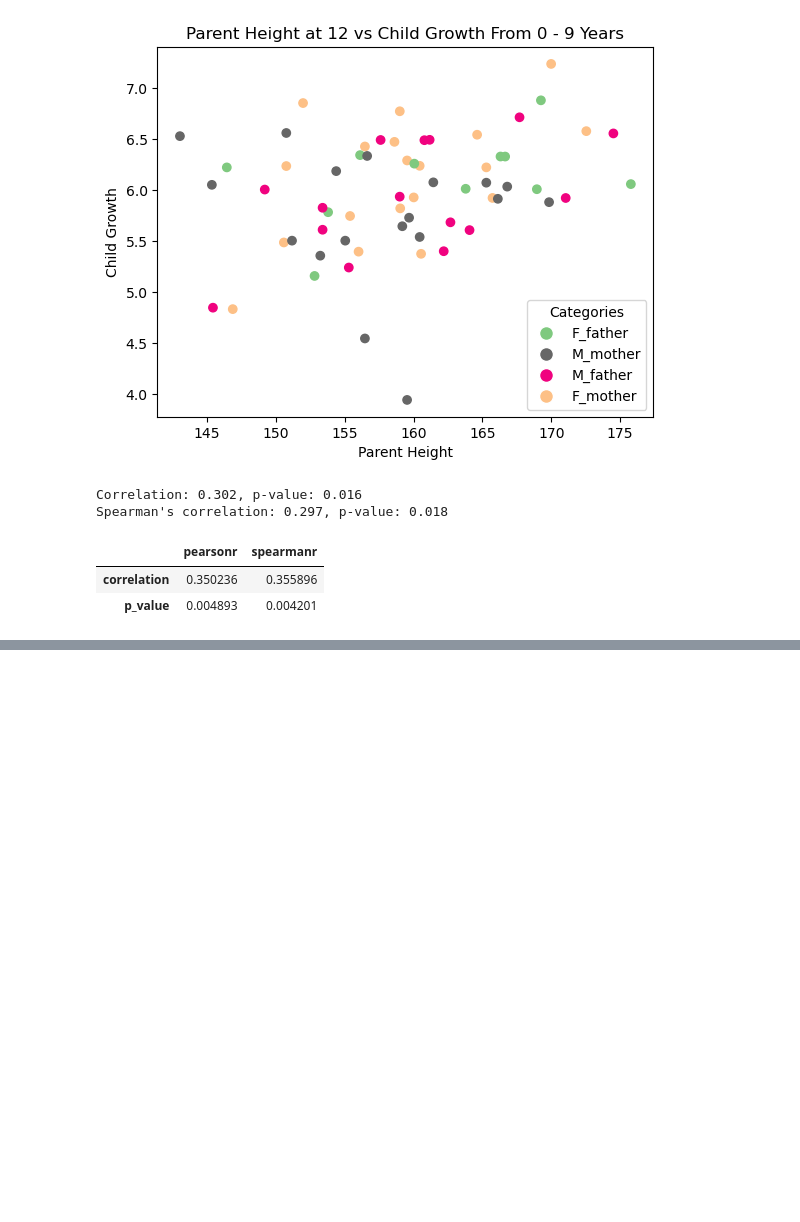
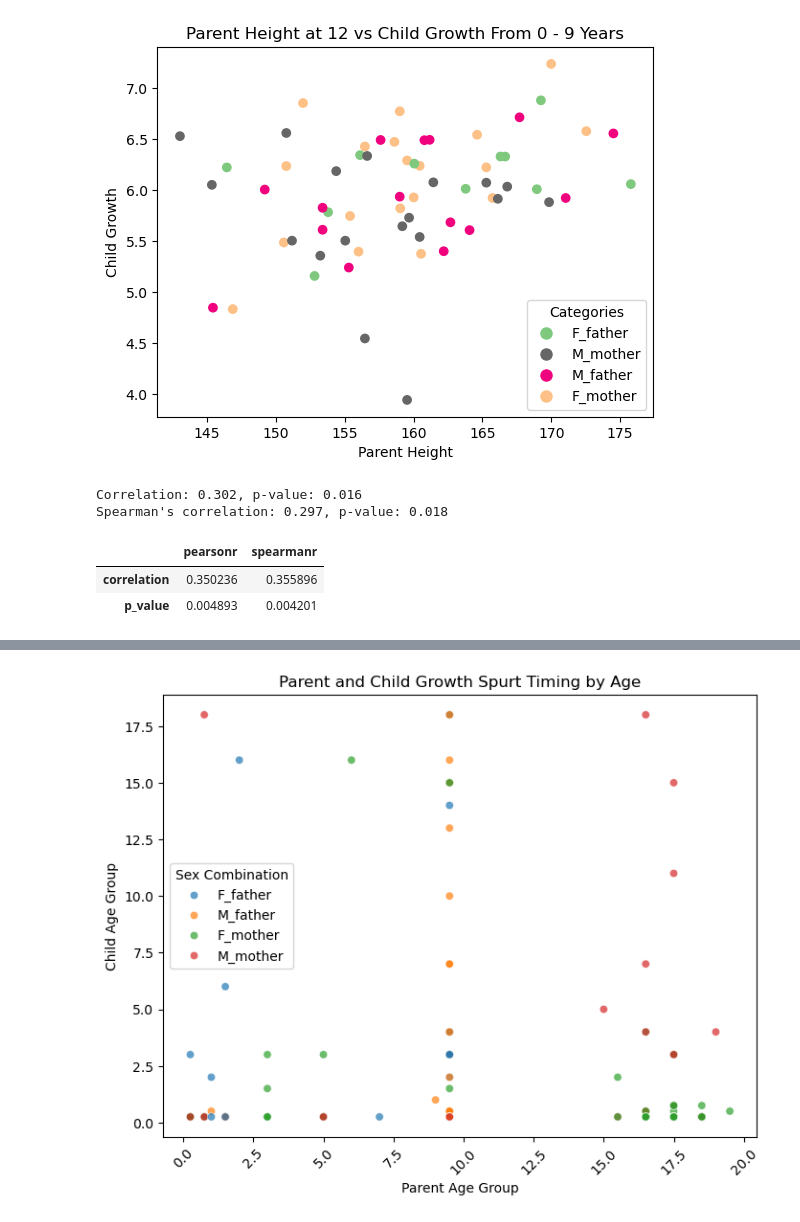
Before and after one commit to aavalose/aliens_height, a Jupyter notebook: final_notebook.ipynb, the cells around one changed output, grey strips where cells are left out. Drawn from its saved outputs; the diff is of its cells as text; code cells hidden in the pictures; blank space fills up the shorter version.

Commit message:
"Temporary work for Parent/Child heredity across sex combos"

```diff
--- a/final_notebook.ipynb
+++ b/final_notebook.ipynb
@@ -987,0 +1136,4 @@ correlation_frame
+# %%
+phv_calculated = features_growth_timing[
+    features_growth_timing["parent_phv_age"] != -1
+]
@@ -987,0 +1152,10 @@ correlation_frame
+# %%
+phv_calculated = phv_calculated.copy()
+
+phv_calculated.loc[:, "combined"] = (
+    phv_calculated["sex"] + "_" + phv_calculated["parent_sex"]
+)
+phv_calculated["combined_code"] = pd.Categorical(
+    phv_calculated["combined"]
+).codes
+phv_calculated
@@ -987,0 +1176,19 @@ correlation_frame
+# %%
+# Plot
+plt.figure(figsize=(8, 6))
+sns.scatterplot(
+    data=phv_calculated,
+    x="parent_phv_age",
+    y="age_at_phv",
+    hue="combined",
+    alpha=0.7,
+)
+
+plt.xlabel("Parent Age Group")
+plt.ylabel("Child Age Group")
+plt.title("Parent and Child Growth Spurt Timing by Age")
+plt.legend(title="Sex Combination")
+plt.xticks(rotation=45)  # Rotate x-axis labels for readability if needed
+plt.show()
+# %% [output]
+[figure, added]
```
Also changed, not shown: parts of 18 cells of this notebook.
